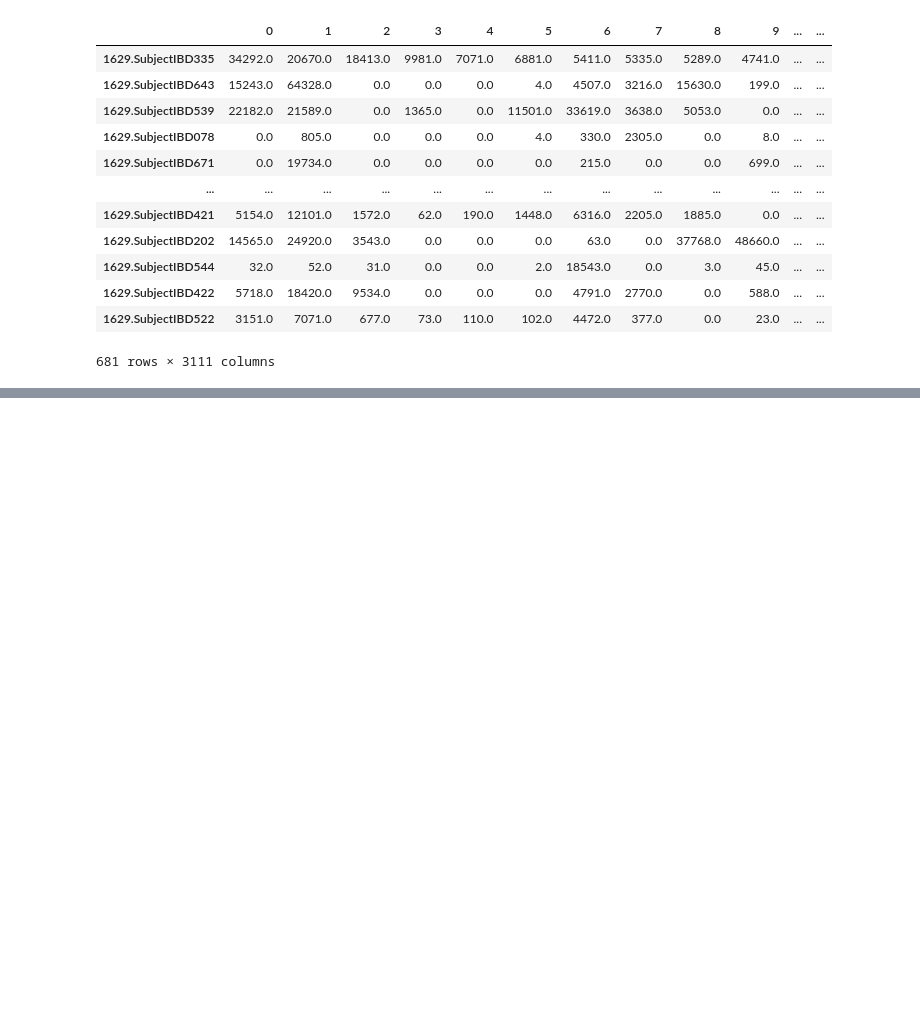
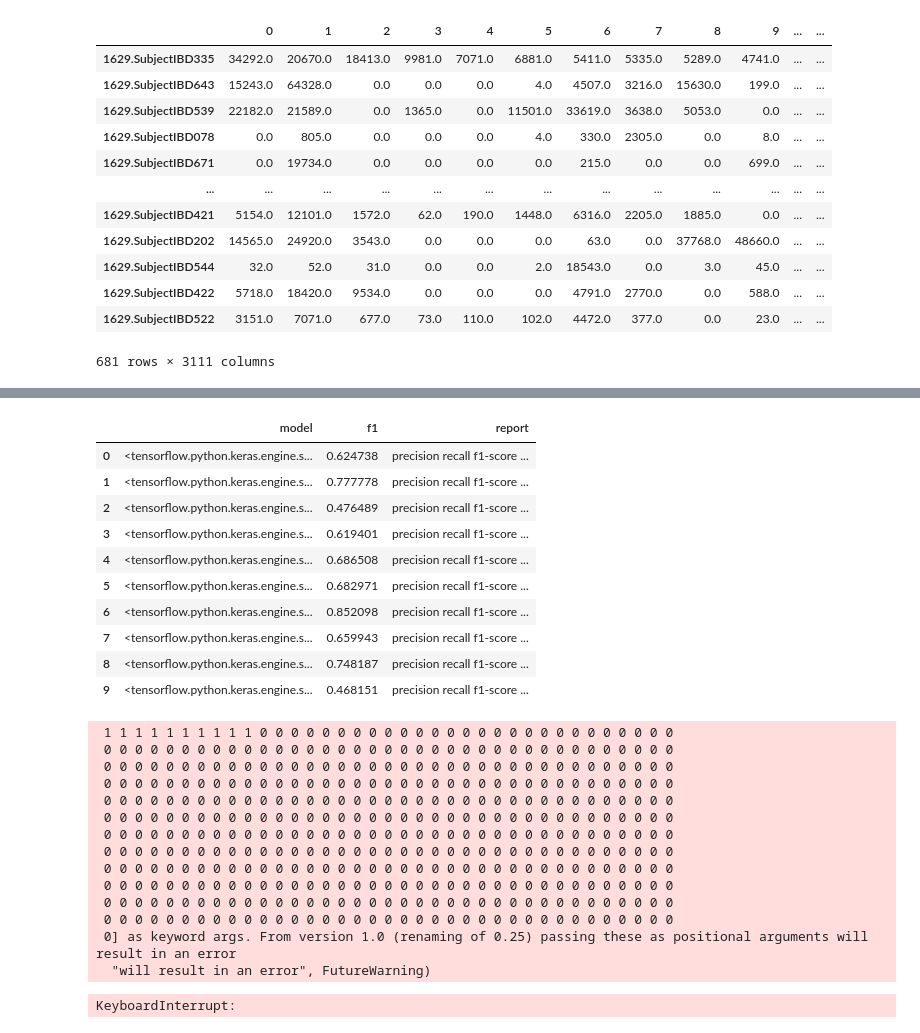
Before and after one commit to NicoPiel/PDA, a Jupyter notebook: Analyse mit SplitFunction/NeuralNetwork/OTU_NN.ipynb, the cells around one changed output, grey strips where cells are left out. Drawn from its saved outputs; the diff is of its cells as text; code cells hidden in the pictures; blank space fills up the shorter version.

```diff
--- a/Analyse mit SplitFunction/NeuralNetwork/OTU_NN.ipynb
+++ b/Analyse mit SplitFunction/NeuralNetwork/OTU_NN.ipynb
@@ -16,13 +16,16 @@ from sklearn.model_selection import train_test_split
 from sklearn.metrics import confusion_matrix, f1_score, precision_score, recall_score, classification_report
 from sklearn.impute import KNNImputer
 from sklearn.preprocessing import StandardScaler
+from sklearn.utils import class_weight
 import tensorflow as tf
 from tensorflow import keras
 from tensorflow.keras import layers, callbacks, utils
+from tensorflow.keras.regularizers import l1, l2, l1_l2
 
 from IPython.display import display, clear_output
 
 sns.set_theme()
 
+mirrored_strategy = tf.distribute.MirroredStrategy(devices=["/gpu:0"])
 print(f"GPUs für die Berechnung: {len(tf.config.experimental.list_physical_devices('GPU'))}")
 # %% [output]
@@ -74,3 +58,18 @@ array([[34292.0, 20670.0, 18413.0, ..., 0.0, 0.0, 0.0],
+# %%
+#Gesunde Kontrollgruppe
+HC = df[df.ibd_subtype.eq("HC")]
+
+#CCD
+CCD = df[df.ibd_subtype.eq("CCD")]
+
+#ICD-r
+ICD_r = df[df.ibd_subtype.eq("ICD_r")]
+
+#ICD-nr
+ICD_nr = df[df.ibd_subtype.eq("ICD_nr")]
+
+#UCD
+UC = df[df.ibd_subtype.eq("UC")]
 # %%
 #Splitt nach Patient. Alle Zeitpunkte eines Patienten entweder in Train oder Test.
 def split_function(tSize, random_state, table, metadata, hc_group):
@@ -89,12 +88,12 @@ def split_function(tSize, random_state, table, metadata, hc_group):
     shuffleListe = list(menge)
     random.Random(random_state).shuffle(shuffleListe)
 
-    #Split. 137 PatientenNummern
-    trainSize = int(np.round(tSize * 137, 0))
-    testSize = 137 - trainSize
+    #Split
+    trainSize = int(np.round(tSize * len(shuffleListe), 0))
+    testSize = len(shuffleListe) - trainSize
 
     X_trainEntry = shuffleListe[0:trainSize]
-    X_testEntry = shuffleListe[trainSize:138]
+    X_testEntry = shuffleListe[trainSize:len(shuffleListe)]
 
     X_train = []
     y_train = []
@@ -235,0 +251,42 @@ weighted avg       0.78      0.88      0.83       194
+# %%
+# 100 verschiedene Modelle trainieren und in einen DataFrame speichern
+# Das kann ein paar Stunden dauern
+
+results = {}
+
+for i in np.arange(50):
+    f1, report, model = nn(i)
+    results[i] = [model, f1, report]
+    #clear_output()
+    df_results = pd.DataFrame.from_dict(results, orient='index', columns=['model', 'f1', 'report'])
+    display(df_results)
+
+
+#df_results
+# %% [output]
+|  | model | f1 | report |
+| 0 | <tensorflow.python.keras.engine.s... | 0.624738 | precision recall f1-score ... |
+| 1 | <tensorflow.python.keras.engine.s... | 0.777778 | precision recall f1-score ... |
+| 2 | <tensorflow.python.keras.engine.s... | 0.476489 | precision recall f1-score ... |
+| 3 | <tensorflow.python.keras.engine.s... | 0.619401 | precision recall f1-score ... |
+| 4 | <tensorflow.python.keras.engine.s... | 0.686508 | precision recall f1-score ... |
+| 5 | <tensorflow.python.keras.engine.s... | 0.682971 | precision recall f1-score ... |
+| 6 | <tensorflow.python.keras.engine.s... | 0.852098 | precision recall f1-score ... |
+| 7 | <tensorflow.python.keras.engine.s... | 0.659943 | precision recall f1-score ... |
+| 8 | <tensorflow.python.keras.engine.s... | 0.748187 | precision recall f1-score ... |
+| 9 | <tensorflow.python.keras.engine.s... | 0.468151 | precision recall f1-score ... |
+ 1 1 1 1 1 1 1 1 1 1 0 0 0 0 0 0 0 0 0 0 0 0 0 0 0 0 0 0 0 0 0 0 0 0 0 0 0
+ 0 0 0 0 0 0 0 0 0 0 0 0 0 0 0 0 0 0 0 0 0 0 0 0 0 0 0 0 0 0 0 0 0 0 0 0 0
+ 0 0 0 0 0 0 0 0 0 0 0 0 0 0 0 0 0 0 0 0 0 0 0 0 0 0 0 0 0 0 0 0 0 0 0 0 0
+ 0 0 0 0 0 0 0 0 0 0 0 0 0 0 0 0 0 0 0 0 0 0 0 0 0 0 0 0 0 0 0 0 0 0 0 0 0
+ 0 0 0 0 0 0 0 0 0 0 0 0 0 0 0 0 0 0 0 0 0 0 0 0 0 0 0 0 0 0 0 0 0 0 0 0 0
+ 0 0 0 0 0 0 0 0 0 0 0 0 0 0 0 0 0 0 0 0 0 0 0 0 0 0 0 0 0 0 0 0 0 0 0 0 0
+ 0 0 0 0 0 0 0 0 0 0 0 0 0 0 0 0 0 0 0 0 0 0 0 0 0 0 0 0 0 0 0 0 0 0 0 0 0
+ 0 0 0 0 0 0 0 0 0 0 0 0 0 0 0 0 0 0 0 0 0 0 0 0 0 0 0 0 0 0 0 0 0 0 0 0 0
+ 0 0 0 0 0 0 0 0 0 0 0 0 0 0 0 0 0 0 0 0 0 0 0 0 0 0 0 0 0 0 0 0 0 0 0 0 0
+ 0 0 0 0 0 0 0 0 0 0 0 0 0 0 0 0 0 0 0 0 0 0 0 0 0 0 0 0 0 0 0 0 0 0 0 0 0
+ 0 0 0 0 0 0 0 0 0 0 0 0 0 0 0 0 0 0 0 0 0 0 0 0 0 0 0 0 0 0 0 0 0 0 0 0 0
+ 0 0 0 0 0 0 0 0 0 0 0 0 0 0 0 0 0 0 0 0 0 0 0 0 0 0 0 0 0 0 0 0 0 0 0 0 0
+ 0] as keyword args. From version 1.0 (renaming of 0.25) passing these as positional arguments will result in an error
+  "will result in an error", FutureWarning)
+KeyboardInterrupt:
```
Also changed, not shown: parts of 7 cells of this notebook, 2 other files.
